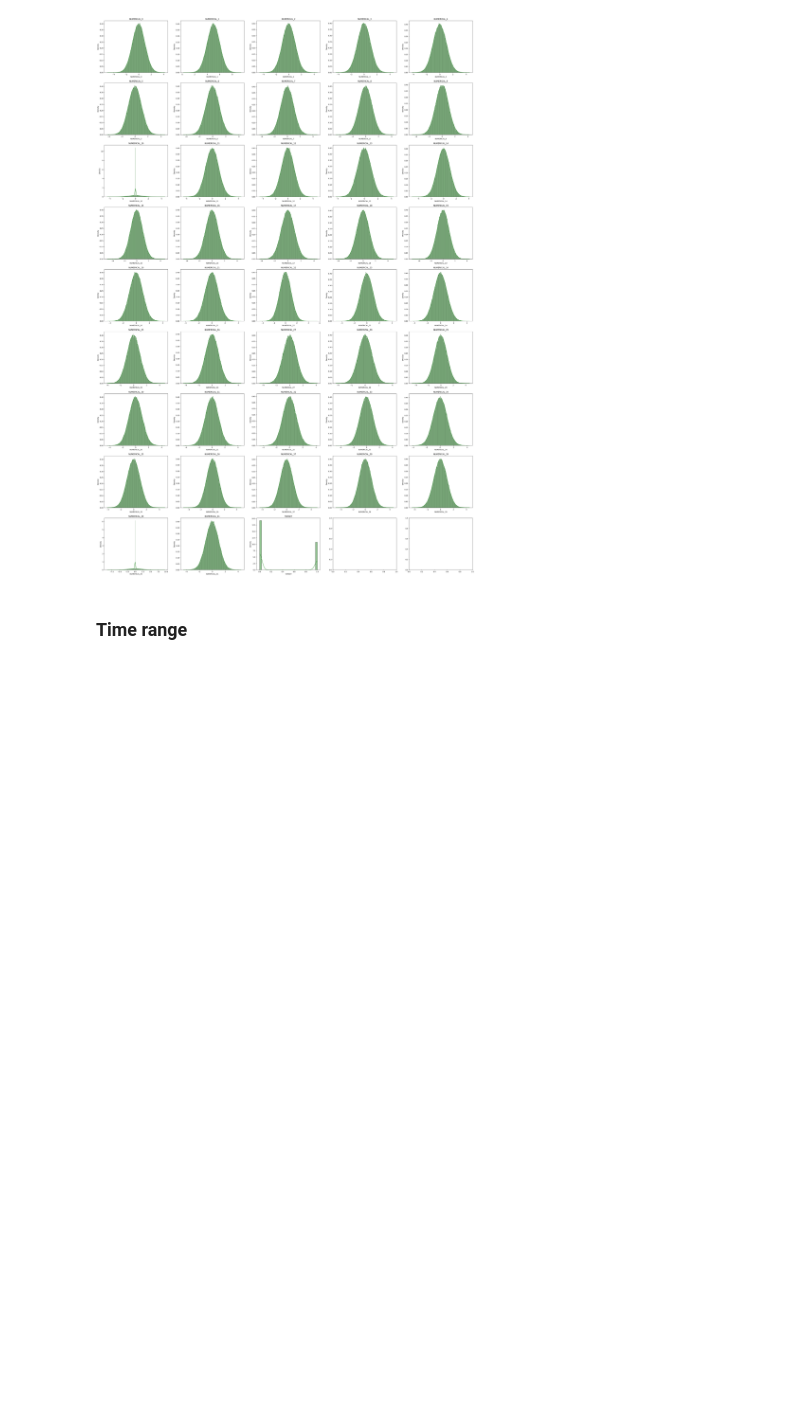
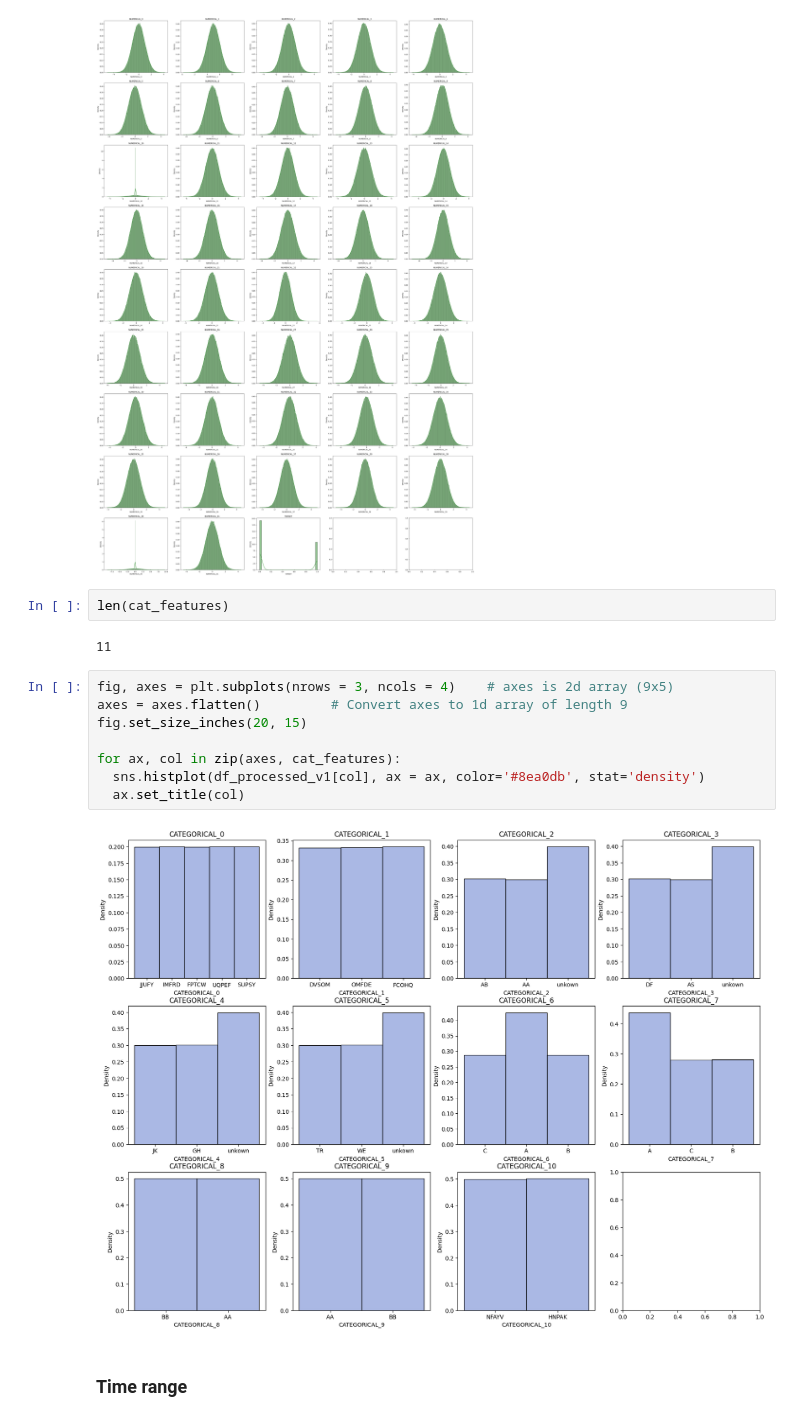
Before and after one commit to duongtruongtrong/hc_ds, a Jupyter notebook: duong_truong_hc_ds_assignment.ipynb, the cells around one changed output. Cells and saved outputs as stored; diff of their text form; blank space fills up the shorter version.

```diff
--- a/duong_truong_hc_ds_assignment.ipynb
+++ b/duong_truong_hc_ds_assignment.ipynb
@@ -203,6 +205,20 @@ for ax, col in zip(axes, num_features + ['TARGET']):
   ax.set_title(col)
 # %% [output]
 [figure]
+# %%
+len(cat_features)
+# %% [output]
+11
+# %%
+fig, axes = plt.subplots(nrows = 3, ncols = 4)    # axes is 2d array (9x5)
+axes = axes.flatten()         # Convert axes to 1d array of length 9
+fig.set_size_inches(20, 15)
+
+for ax, col in zip(axes, cat_features):
+  sns.histplot(df_processed_v1[col], ax = ax, color='#8ea0db', stat='density')
+  ax.set_title(col)
+# %% [output]
+[figure, added]
 # %% [markdown]
 ### Time range
 # %%
```
Also changed, not shown: parts of 27 cells of this notebook, 6 other files.
